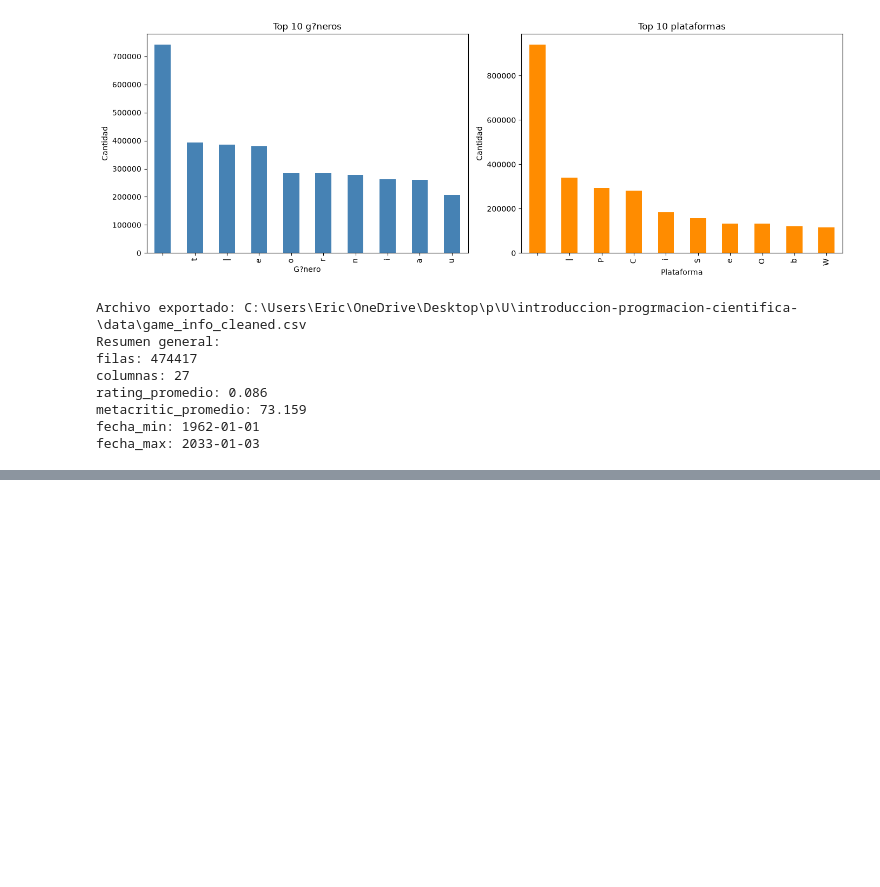
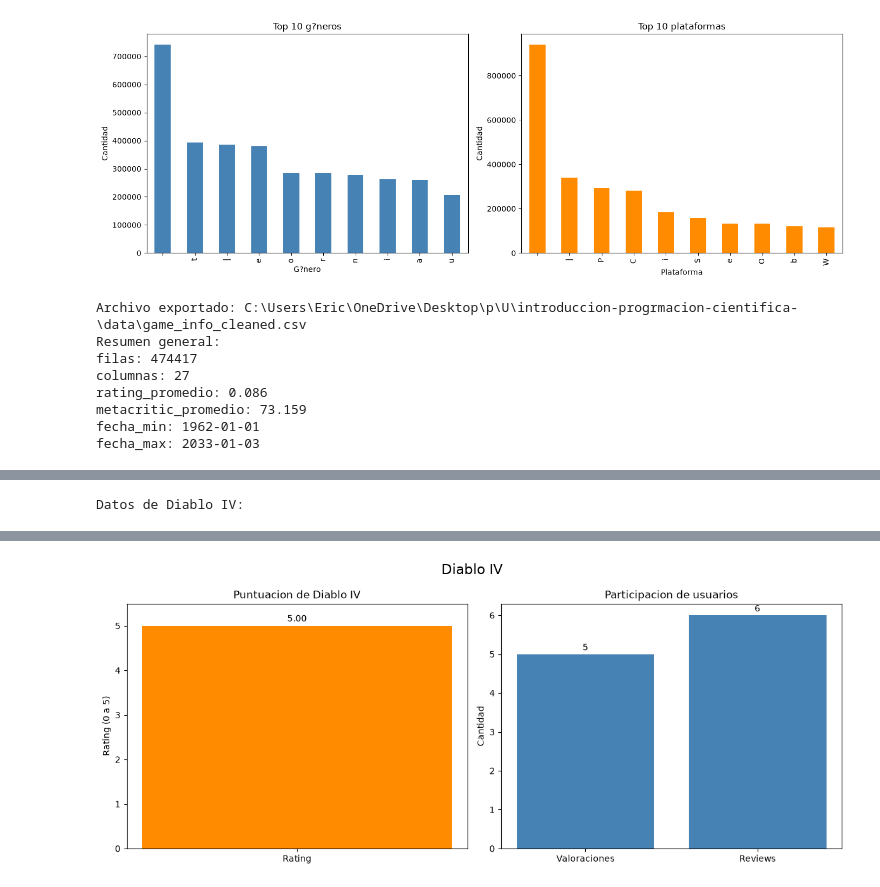
Before and after one commit to ericrodriguezdev/introduccion-progrmacion-cientifica-, a Jupyter notebook: notebook/main.ipynb, the cells around one changed output, grey strips where cells are left out. Cells and saved outputs as stored; diff of their text form; code cells hidden in the pictures; blank space fills up the shorter version.

```diff
--- a/notebook/main.ipynb
+++ b/notebook/main.ipynb
@@ -177,0 +327,39 @@ fecha_max: 2033-01-03
+# %%
+# Datos de Diablo IV en una grafica de barras
+diablo_iv = df_clean[df_clean['name'].eq('Diablo IV')].copy()
+
+if diablo_iv.empty:
+    print('No se encontro Diablo IV en los datos.')
+else:
+    juego = diablo_iv.iloc[0]
+    datos_diablo = pd.Series({
+        'Rating (sobre 5)': juego['rating'],
+        'Valoraciones': juego['ratings_count'],
+        'Reviews': juego['reviews_count']
+    })
+
+    print('Datos de Diablo IV:')
+    display(diablo_iv[['name', 'rating', 'ratings_count', 'reviews_count',
+                       'metacritic', 'playtime', 'released', 'platforms', 'genres']])
+
+    fig, axes = plt.subplots(1, 2, figsize=(12, 5))
+
+    axes[0].bar(['Rating'], [juego['rating']], color='darkorange', width=0.5)
+    axes[0].set_title('Puntuacion de Diablo IV')
+    axes[0].set_ylabel('Rating (0 a 5)')
+    axes[0].set_ylim(0, 5.5)
+    axes[0].text(0, juego['rating'] + 0.1, f"{juego['rating']:.2f}", ha='center')
+
+    conteos = [juego['ratings_count'], juego['reviews_count']]
+    barras = axes[1].bar(['Valoraciones', 'Reviews'], conteos, color='steelblue')
+    axes[1].set_title('Participacion de usuarios')
+    axes[1].set_ylabel('Cantidad')
+    for barra, valor in zip(barras, conteos):
+        axes[1].text(barra.get_x() + barra.get_width() / 2,
+                     barra.get_height() + 0.1, str(int(valor)), ha='center')
+
+    fig.suptitle('Diablo IV', fontsize=16)
+    plt.tight_layout()
+    plt.show()
+# %% [output]
+Datos de Diablo IV:
@@ -177,0 +368 @@ fecha_max: 2033-01-03
+[figure, added]
```
Also changed, not shown: parts of 6 cells of this notebook.
